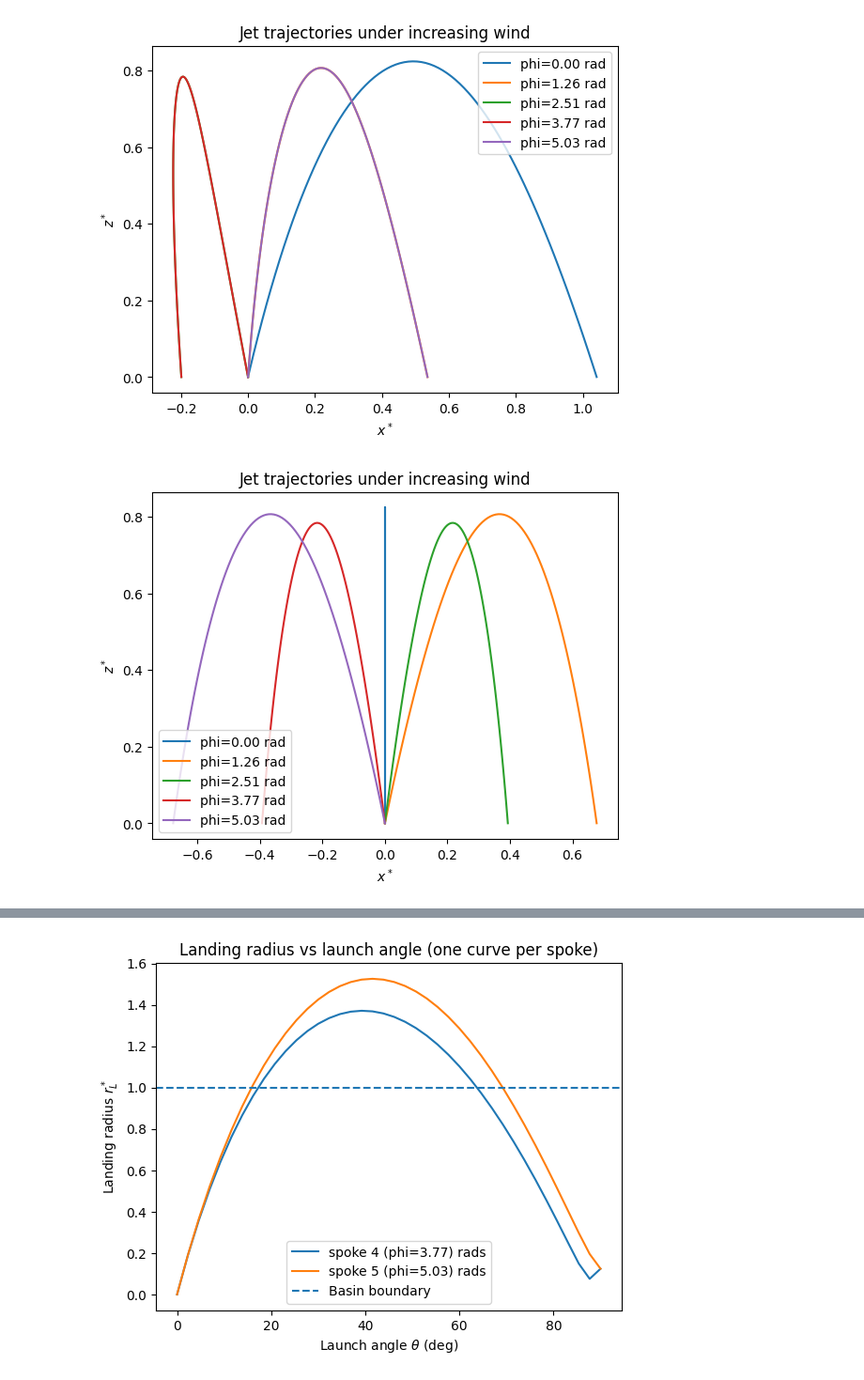
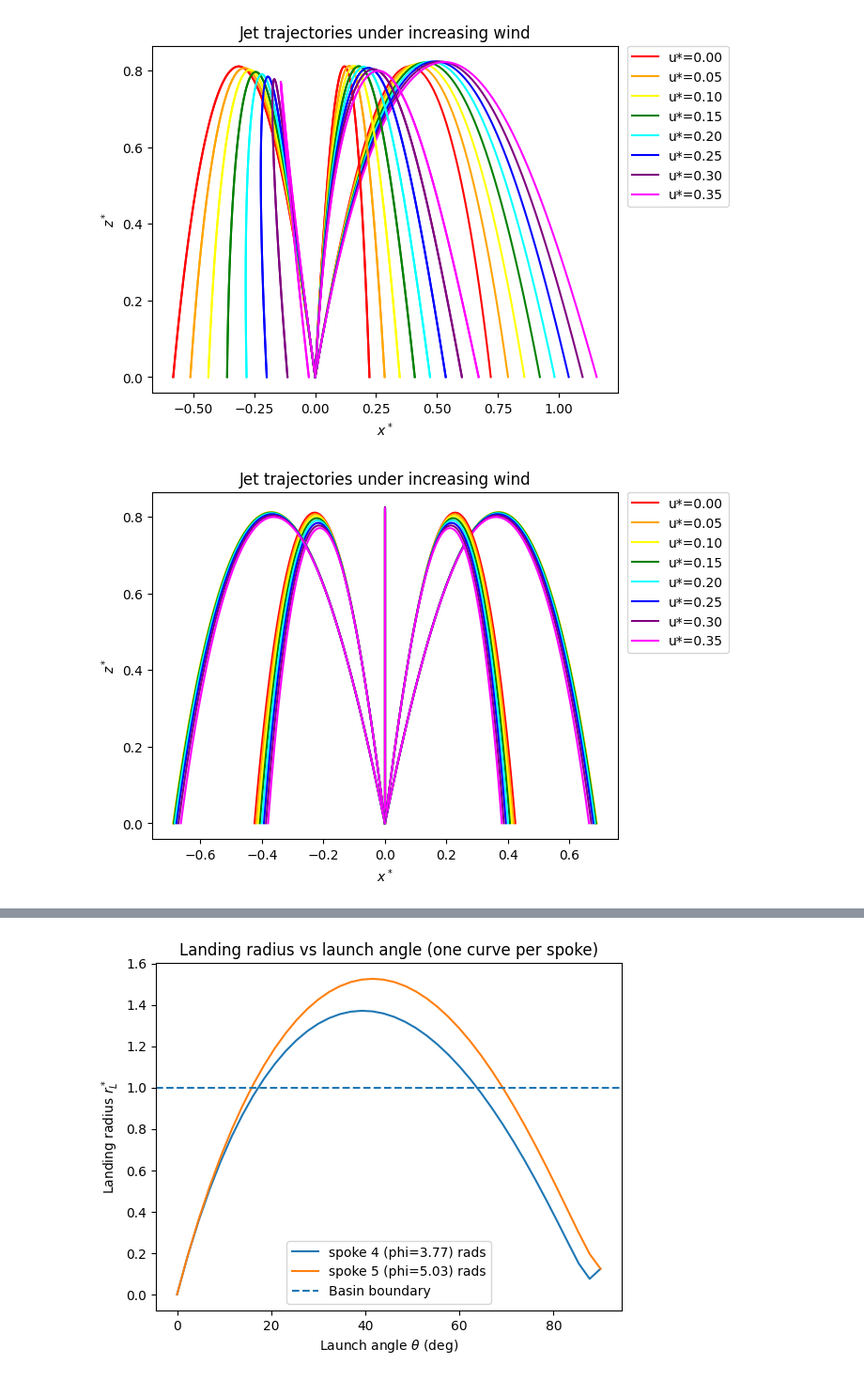
Before and after one commit to pavitra1905/FountainTrajectory, a Jupyter notebook: Pavitra_FT-Copy1-Tia_Edit.ipynb, the cells around one changed output, grey strips where cells are left out. Shown at 94% size. Cells and saved outputs as stored; diff of their text form; code cells hidden in the pictures.

Commit message:
weird experiments with multiple winds

```diff
--- a/Pavitra_FT-Copy1-Tia_Edit.ipynb
+++ b/Pavitra_FT-Copy1-Tia_Edit.ipynb
@@ -7,10 +7,13 @@ from mpl_toolkits.mplot3d import Axes3D  # needed for 3D
 def p_field(p_spec):
     return np.array(p_spec["phi"], dtype=float)
 
-def odes_star(tau, y, Gamma, Lambda, wind):
+def wind_field_star(wind_spec):
+    return np.array(wind_spec["u_star"], dtype=float)
+
+def odes_star(tau, y, Gamma, Lambda, wind_spec):
     x, y_, z, vx, vy, vz = y
     v = np.array([vx, vy, vz])
-    u = wind
+    u = wind_field_star(wind_spec)
 
     vrel = v - u
     speed = np.linalg.norm(vrel)
@@ -38,7 +41,7 @@ def initial_velocity(theta, phi):
         np.sin(theta)
     ])
 # %%
-def simulate(theta, phi, Gamma, Lambda, wind,
+def simulate(theta, phi, Gamma, Lambda, wind_spec,
              z0_star=0.0, tau_max=30.0):
 
     y0 = np.zeros(6)
@@ -46,7 +49,7 @@ def simulate(theta, phi, Gamma, Lambda, wind,
     y0[3:6] = initial_velocity(theta, p_field(phi))
 
     sol = solve_ivp(
-        lambda t, y: odes_star(t, y, Gamma, Lambda, wind),
+        lambda t, y: odes_star(t, y, Gamma, Lambda, wind_spec),
         (0, tau_max),
         y0,
         events=hit_ground,
@@ -90,37 +83,60 @@ phi   = [
     {"phi": 8*np.pi/5},
 ]  # different launch directions based on different spoke positions
 
-winds = (0.25, 0.0, 0.0) # keeping wind fixed; in x direction
+winds = [
+    {"u_star": (0.0, 0.0, 0.0)},
+    {"u_star": (0.05, 0.0, 0.0)},
+    {"u_star": (0.10, 0.0, 0.0)},
+    {"u_star": (0.15, 0.0, 0.0)},
+    {"u_star": (0.20, 0.0, 0.0)},
+    {"u_star": (0.25, 0.0, 0.0)},
+    {"u_star": (0.30, 0.0, 0.0)},
+    {"u_star": (0.35, 0.0, 0.0)},
+] # keeping and inc wind in x direction
+
+colors = ["red", "orange", "yellow", "green", "cyan", "blue", "purple", "magenta"]
 # %%
 plt.figure()
-for p in phi:
-    sol, _ = simulate(theta, p, Gamma, Lambda, winds)
-    if sol is not None:
-        plt.plot(sol.y[0], sol.y[2],
-                 label=f"phi={p['phi']:.2f} rad")
+for i, p in enumerate(phi):
+    for j, w in enumerate(winds):
+        sol, _ = simulate(theta, p, Gamma, Lambda, w)
+        if sol is not None:
+            if i == 0:
+                plt.plot(sol.y[0], sol.y[2], color=colors[j],
+                        label=f"u*={w['u_star'][0]:.2f}")
+            else:
+                plt.plot(sol.y[0], sol.y[2], color=colors[j])
 
 plt.xlabel(r"$x^*$")
 plt.ylabel(r"$z^*$")
 plt.title("Jet trajectories under increasing wind")
-plt.legend()
+plt.legend(loc="upper left",
+    bbox_to_anchor=(1.02, 1.0),
+    borderaxespad=0.0)
 plt.show()
 # %% [output]
-[figure, old version]
+[figure, new version]
 # %%
 plt.figure()
-for p in phi:
-    sol, _ = simulate(theta, p, Gamma, Lambda, winds)
-    if sol is not None:
-        plt.plot(sol.y[1], sol.y[2],
-                 label=f"phi={p['phi']:.2f} rad")
+for i, p in enumerate(phi):
+    for j, w in enumerate(winds):
+        sol, _ = simulate(theta, p, Gamma, Lambda, w)
+        if sol is not None:
+            if i == 0:
+                plt.plot(sol.y[1], sol.y[2], color=colors[j],
+                        label=f"u*={w['u_star'][0]:.2f}")
+            else:
+                plt.plot(sol.y[1], sol.y[2], color=colors[j])
 
 plt.xlabel(r"$x^*$")
 plt.ylabel(r"$z^*$")
 plt.title("Jet trajectories under increasing wind")
-plt.legend()
+plt.legend(loc="upper left",
+    bbox_to_anchor=(1.02, 1.0),
+    borderaxespad=0.0)
 plt.show()
 # %% [output]
-[figure, old version]
+[figure, new version]
 # %%
 fig = plt.figure()
 ax = fig.add_subplot(111, projection="3d")
```
Also changed, not shown: parts of 5 cells of this notebook.
